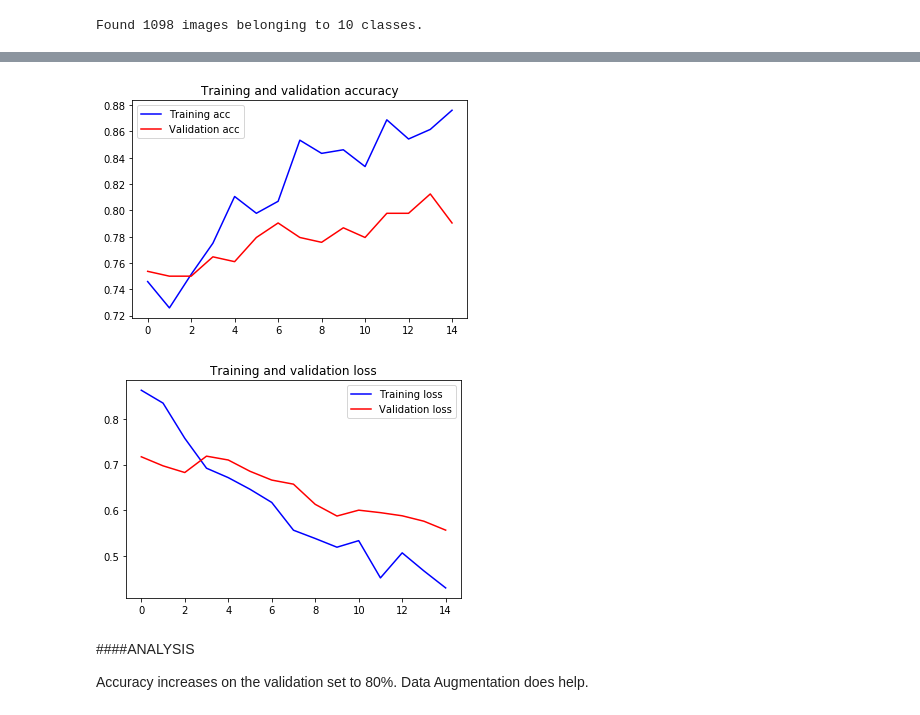
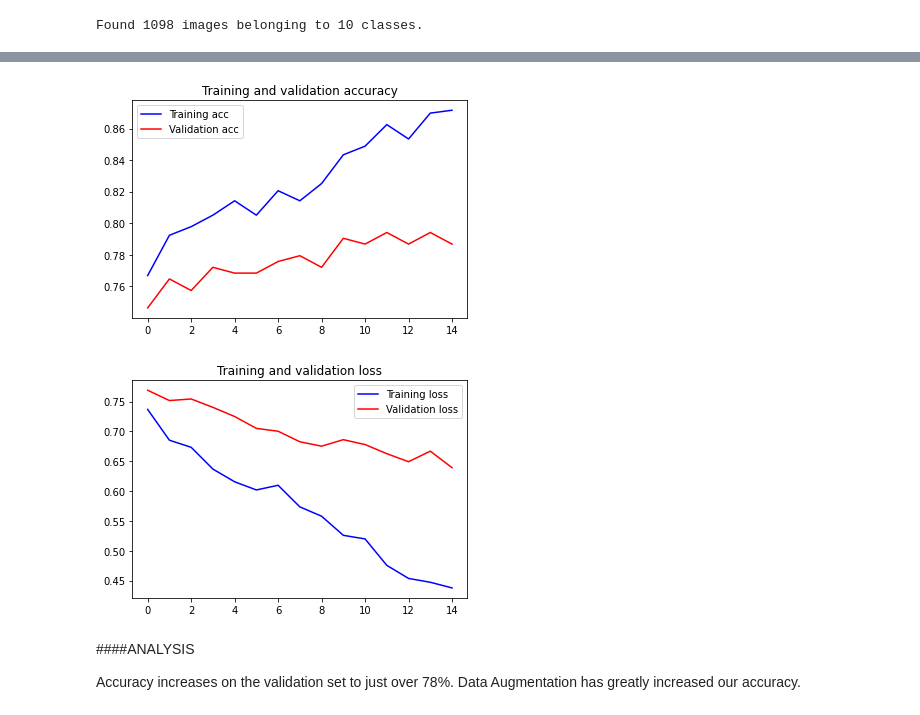
Before and after one commit to acportfolio/acportfolio, a Jupyter notebook: Transfer_Learning_CNN_Monkey_Classification.ipynb, the cells around one changed output, grey strips where cells are left out. Saved outputs shown, nothing was run; the diff lists cells and outputs as text; code cells hidden in the pictures.

```diff
--- a/Transfer_Learning_CNN_Monkey_Classification.ipynb
+++ b/Transfer_Learning_CNN_Monkey_Classification.ipynb
@@ -85,7 +82,7 @@ for i in range(1,5):
 from tensorflow.keras import preprocessing
 
 image_size = 244 #note vgg16 require that pictures be resized to 224 by 224
-t_Batch = 32
+t_Batch = 64
 v_Batch =  10
 
 
@@ -102,7 +99,6 @@ train_generator = train_datagen.flow_from_directory(
 )
 
 
-
 validation_datagen = preprocessing.image.ImageDataGenerator(rescale=1.0/255)
 
 validation_generator = validation_datagen.flow_from_directory(
@@ -169,7 +162,8 @@ model.compile(
 
 epochs = 15
 
-history = model.fit_generator(
+#history = model.fit_generator(
+history = model.fit(
     train_generator,
     epochs= epochs,
     validation_data=validation_generator,
@@ -250,7 +270,8 @@ Found 1098 images belonging to 10 classes.
 
 epochs = 15
 
-history = model.fit_generator(
+#history = model.fit_generator(
+history = model.fit(
     train_generator,
     epochs= epochs,
     validation_data=validation_generator,
@@ -277,27 +297,26 @@ Epoch 15/15
 # %%
 #Check Performance
-
-acc = history.history['acc']
-val_acc = history.history['val_acc']
+acc = history.history['accuracy']
+val_acc = history.history['val_accuracy']
 loss = history.history['loss']
 val_loss = history.history['val_loss']
 epochs = range(len(acc))
 
 plt.plot(epochs, acc, 'b', label='Training acc')
 plt.plot(epochs, val_acc, 'r', label='Validation acc')
 plt.title('Training and validation accuracy')
 plt.legend()
 plt.figure()
 
 plt.plot(epochs, loss, 'b', label='Training loss')
 plt.plot(epochs, val_loss, 'r', label='Validation loss')
 plt.title('Training and validation loss')
 plt.legend()
 plt.show()
 # %% [output]
-[figure, old version]
+[figure, new version]
-[figure, old version]
+[figure, new version]
 # %% [markdown]
 ####ANALYSIS
 
-Accuracy increases on the validation set to 80%. Data Augmentation does help.
+Accuracy increases on the validation set to just over 78%. Data Augmentation has greatly increased our accuracy.
```
Also changed, not shown: parts of 10 cells of this notebook, 1 other file.
